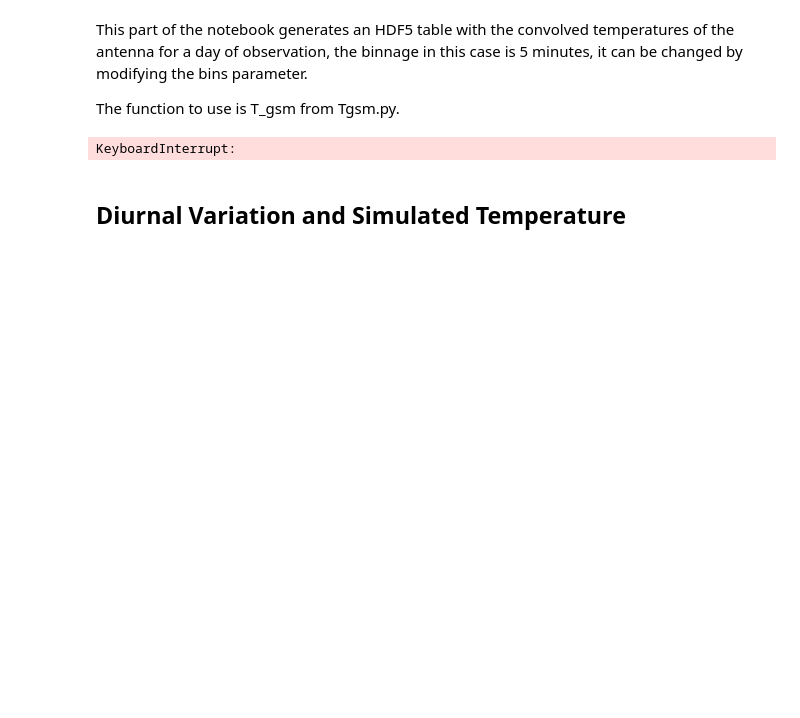
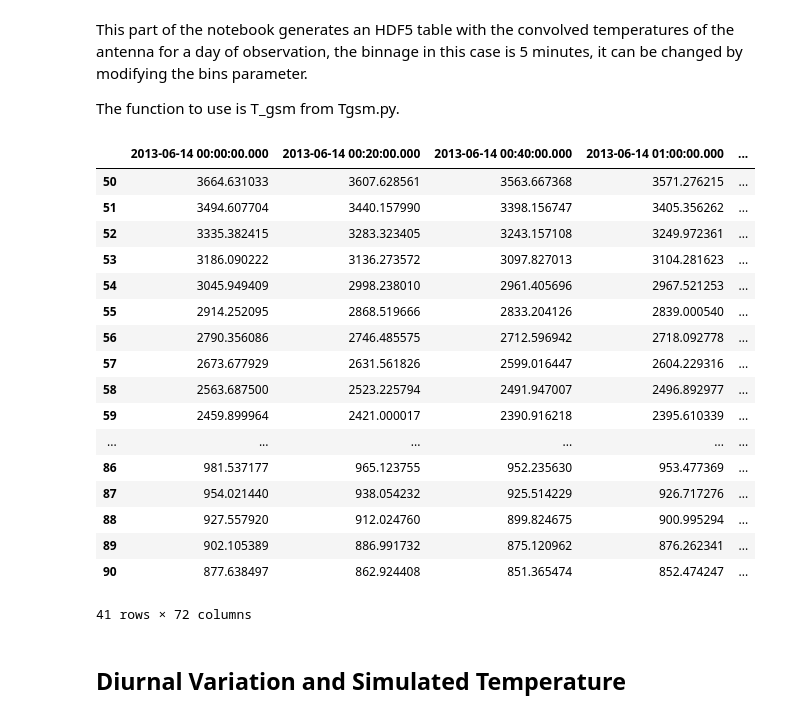
Before and after one commit to GabrielMissael/SciHi, a Jupyter notebook: simulation.ipynb, the cells around one changed output. Cells and saved outputs as stored; diff of their text form; code cells hidden in the pictures; blank space fills up the shorter version.

```diff
--- a/simulation.ipynb
+++ b/simulation.ipynb
@@ -148,13 +148,30 @@ The function to use is T_gsm from Tgsm.py.
 # %%
 # You can change the path to anywhere your antenna beam pattern files are.
 
 T_gsm('2013-06-14 00:00:00',PATH='mock_pattern_biscus/',OUTPUT='mock_biscus/')
 T_gsm('2013-06-14 00:00:00',PATH='mock_pattern_mango/',OUTPUT='mock_mango/')
 
-T_gsm('2013-06-14 00:00:00', PATH = 'antenna_beam_biscus/', OUTPUT = "biscus")
-T_gsm('2013-06-14 00:00:00', PATH = 'antenna_beam_mango/', OUTPUT = "mango")
+T_gsm('2013-06-14 00:00:00', PATH = 'antenna_beam_biscus/', OUTPUT = "biscus/")
+T_gsm('2013-06-14 00:00:00', PATH = 'antenna_beam_mango/', OUTPUT = "mango/")
 # %% [output]
+|  | 2013-06-14 00:00:00.000 | 2013-06-14 00:20:00.000 | 2013-06-14 00:40:00.000 | 2013-06-14 01:00:00.000 | ... |
+| 50 | 3664.631033 | 3607.628561 | 3563.667368 | 3571.276215 | ... |
+| 51 | 3494.607704 | 3440.157990 | 3398.156747 | 3405.356262 | ... |
+| 52 | 3335.382415 | 3283.323405 | 3243.157108 | 3249.972361 | ... |
+| 53 | 3186.090222 | 3136.273572 | 3097.827013 | 3104.281623 | ... |
+| 54 | 3045.949409 | 2998.238010 | 2961.405696 | 2967.521253 | ... |
+| 55 | 2914.252095 | 2868.519666 | 2833.204126 | 2839.000540 | ... |
+| 56 | 2790.356086 | 2746.485575 | 2712.596942 | 2718.092778 | ... |
+| 57 | 2673.677929 | 2631.561826 | 2599.016447 | 2604.229316 | ... |
+| 58 | 2563.687500 | 2523.225794 | 2491.947007 | 2496.892977 | ... |
+| 59 | 2459.899964 | 2421.000017 | 2390.916218 | 2395.610339 | ... |
+| ... | ... | ... | ... | ... | ... |
+| 86 | 981.537177 | 965.123755 | 952.235630 | 953.477369 | ... |
+| 87 | 954.021440 | 938.054232 | 925.514229 | 926.717276 | ... |
+| 88 | 927.557920 | 912.024760 | 899.824675 | 900.995294 | ... |
+| 89 | 902.105389 | 886.991732 | 875.120962 | 876.262341 | ... |
+| 90 | 877.638497 | 862.924408 | 851.365474 | 852.474247 | ... |
-KeyboardInterrupt:
+41 rows × 72 columns
 # %% [markdown]
 ## Diurnal Variation and Simulated Temperature
 # %% [markdown]
```
Also changed, not shown: parts of 9 cells of this notebook.
